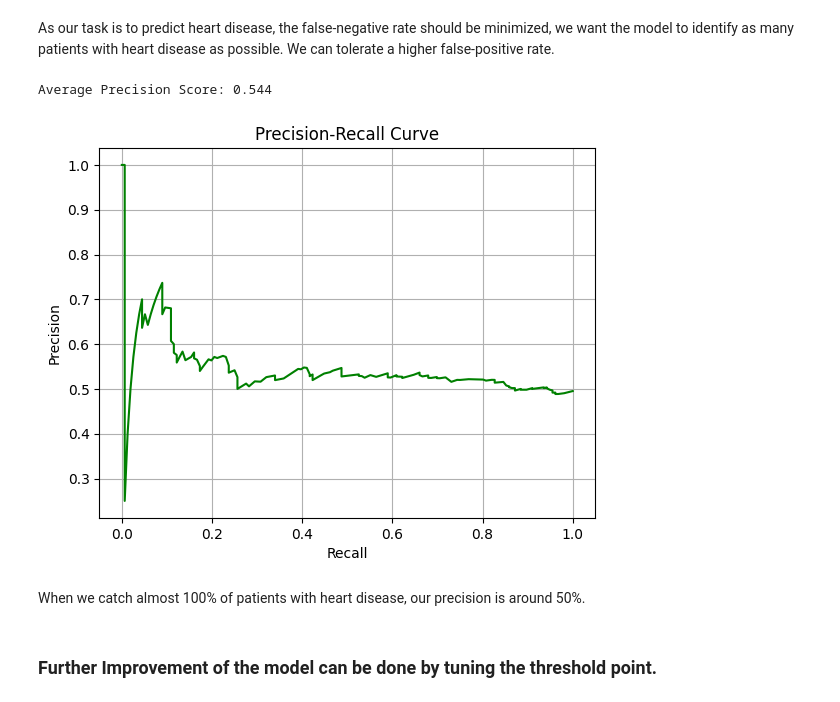
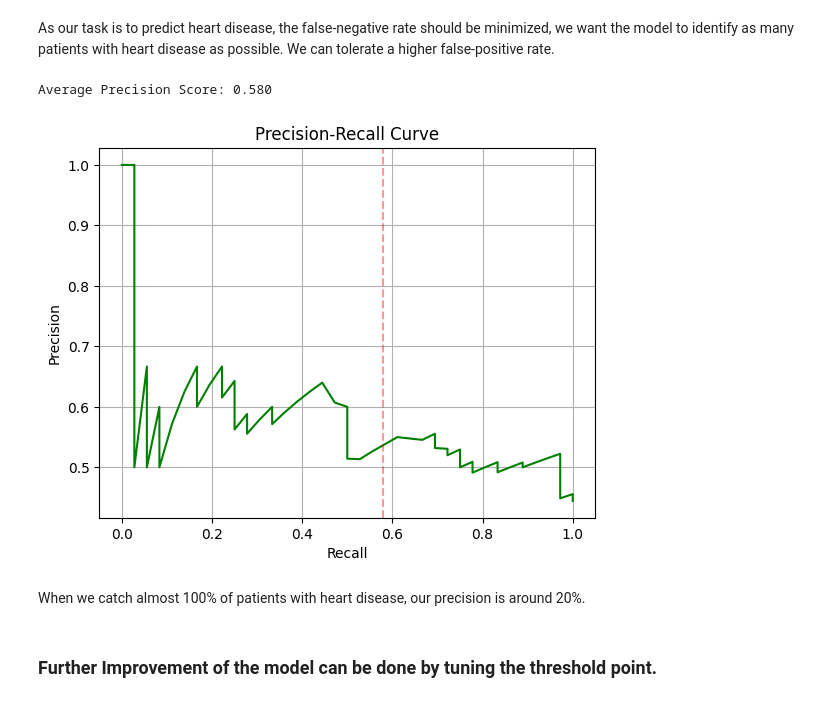
Before and after one commit to CodexAarogya/AI_LAB_ACEM, a Jupyter notebook: Lab1/Assignment/logistic_regression_with_single_feature.ipynb, the cells around one changed output. Drawn from its saved outputs; the diff is of its cells as text; code cells hidden in the pictures.

```diff
--- a/Lab1/Assignment/logistic_regression_with_single_feature.ipynb
+++ b/Lab1/Assignment/logistic_regression_with_single_feature.ipynb
@@ -92,2 +93,5 @@ dtype: object
-# %%
-df = df.drop(columns=["Unnamed: 0"])
+# %%
+encoder = OneHotEncoder(drop="first", sparse_output=False, handle_unknown="ignore")
+# %%
+df[['Heart Disease']] = encoder.fit_transform(df[['Heart Disease']]).astype(int)
+df['Heart Disease'].head(2)
@@ -113,6 +121,6 @@ plt.show()
 # %%
-feature = df[['cholesterol']]
-target = df[['target']]
+feature = df[['Cholesterol']]
+target = df[['Heart Disease']]
 # %% [markdown]
 #### Splitting the data into training and testing sets
 # %%
@@ -196,17 +188,17 @@ y_score = logistic_model.predict_proba(x_test_scaled)[:, 1]
 # %%
 precision, recall, _ = precision_recall_curve(y_test, y_score)
 pr_auc = average_precision_score(y_test, y_score)
 plt.plot(recall, precision, color='g')
 plt.title("Precision-Recall Curve")
 plt.grid(True)
 plt.xlabel("Recall")
 plt.ylabel("Precision")
-
+plt.axvline(pr_auc, color='r', alpha=0.4, linestyle='--')
 print(f"Average Precision Score: {pr_auc:.3f}")
 # %% [output]
-Average Precision Score: 0.544
+Average Precision Score: 0.580
-[figure, old version]
+[figure, new version]
 # %% [markdown]
-When we catch almost 100% of patients with heart disease, our precision is around 50%.
+When we catch almost 100% of patients with heart disease, our precision is around 20%.
 # %% [markdown]
 ### Further Improvement of the model can be done by tuning the threshold point.
```
Also changed, not shown: parts of 20 cells of this notebook.
